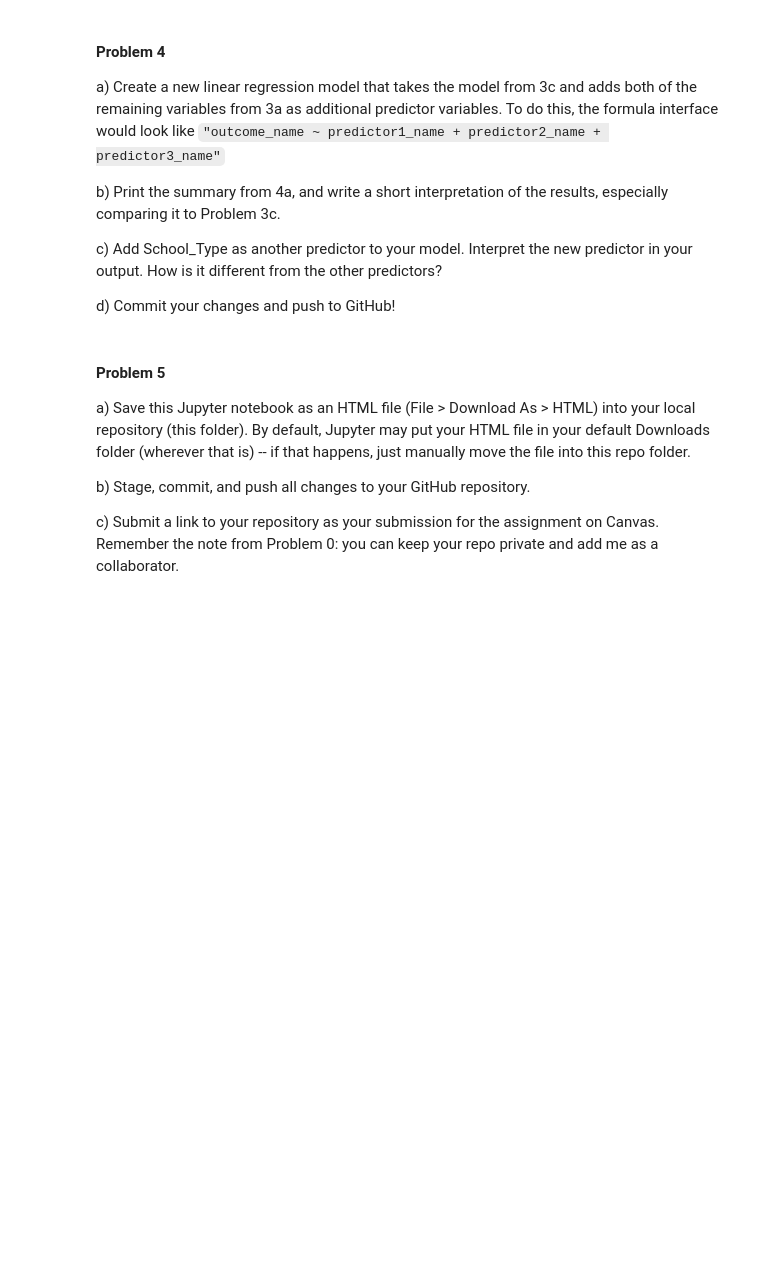
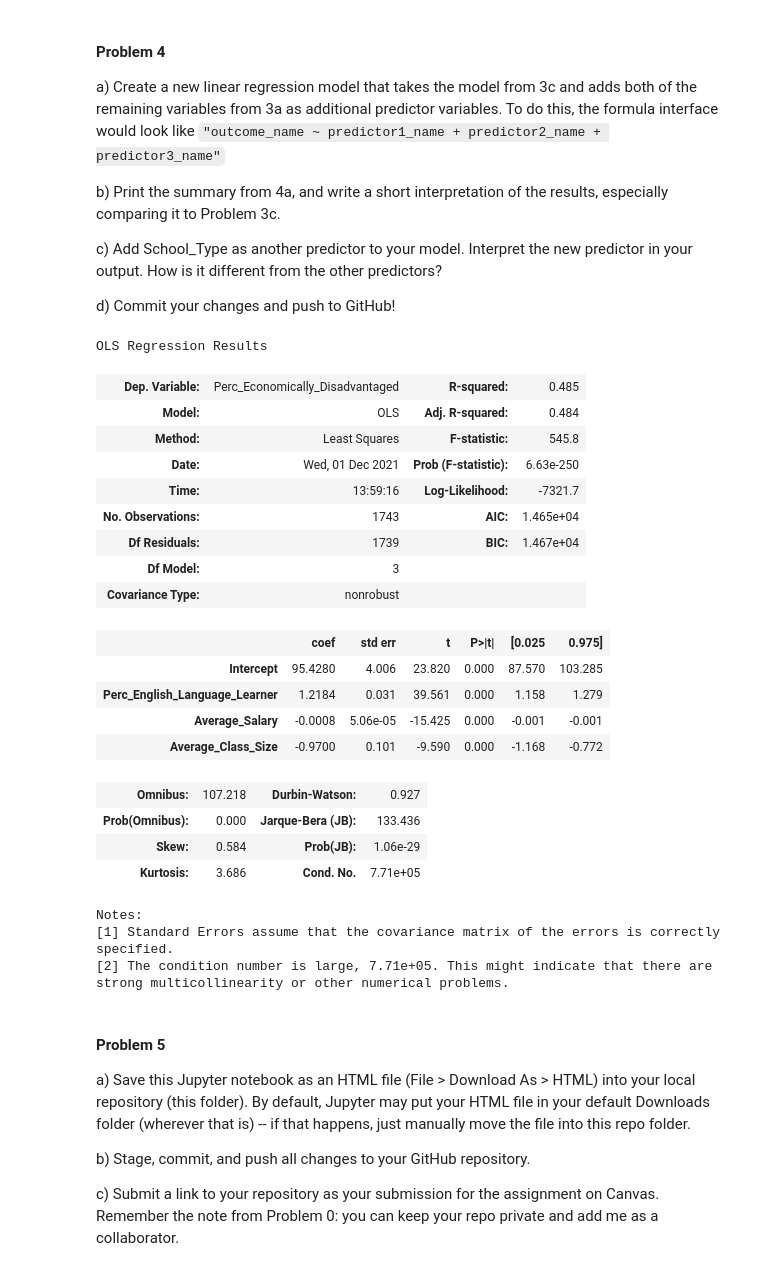
Before and after one commit to HarleyWheeler/f21_pfssr_assignment11, a Jupyter notebook: f21_pfssr_assignment11_notebook_version.ipynb, the cells around one changed output. Saved outputs shown, nothing was run; the diff lists cells and outputs as text; code cells hidden in the pictures; blank space fills up the shorter version.

Commit message:
Problem #4, but Python ain't one
Linear models of increasing complexity to explain the percentage of economically disadvantaged students in the school system.

```diff
--- a/f21_pfssr_assignment11_notebook_version.ipynb
+++ b/f21_pfssr_assignment11_notebook_version.ipynb
@@ -202,3 +200,43 @@ d) Commit your changes and push to GitHub!
+# %%
+# Problem 4 code here (can split into multiple code chunks if you want)
+
+#a
+lm_ALL_PED = smf.ols(formula = "Perc_Economically_Disadvantaged ~ Perc_English_Language_Learner + Average_Salary + Average_Class_Size", data = MASchools).fit()
+
+#b
+lm_ALL_PED.summary()
+
+# Relative to the model summary from 3c, this new model shows increased R-squared, with 48.5% of the variability in percentage
+# of economically disadvantaged students being explained and each of the explanatory variables showing statistically significant eff
+
+#c
+# lm_ALLandType_PED = smf.ols(formula = "Perc_Economically_Disadvantaged ~ Perc_English_Language_Learner + Average_Salary + Average_Class_Size + School_Type", data = MASchools).fit()
+
+# The new predictor, unlike other included variables, is a categorical.
+# %% [output]
+OLS Regression Results
+| Dep. Variable: | Perc_Economically_Disadvantaged | R-squared: | 0.485 |
+| Model: | OLS | Adj. R-squared: | 0.484 |
+| Method: | Least Squares | F-statistic: | 545.8 |
+| Date: | Wed, 01 Dec 2021 | Prob (F-statistic): | 6.63e-250 |
+| Time: | 13:59:16 | Log-Likelihood: | -7321.7 |
+| No. Observations: | 1743 | AIC: | 1.465e+04 |
+| Df Residuals: | 1739 | BIC: | 1.467e+04 |
+| Df Model: | 3 |  |  |
+| Covariance Type: | nonrobust |  |  |
+|  | coef | std err | t | P>|t| | [0.025 | 0.975] |
+| Intercept | 95.4280 | 4.006 | 23.820 | 0.000 | 87.570 | 103.285 |
+| Perc_English_Language_Learner | 1.2184 | 0.031 | 39.561 | 0.000 | 1.158 | 1.279 |
+| Average_Salary | -0.0008 | 5.06e-05 | -15.425 | 0.000 | -0.001 | -0.001 |
+| Average_Class_Size | -0.9700 | 0.101 | -9.590 | 0.000 | -1.168 | -0.772 |
+| Omnibus: | 107.218 | Durbin-Watson: | 0.927 |
+| Prob(Omnibus): | 0.000 | Jarque-Bera (JB): | 133.436 |
+| Skew: | 0.584 | Prob(JB): | 1.06e-29 |
+| Kurtosis: | 3.686 | Cond. No. | 7.71e+05 |
+Notes:
+[1] Standard Errors assume that the covariance matrix of the errors is correctly specified.
+[2] The condition number is large, 7.71e+05. This might indicate that there are
+strong multicollinearity or other numerical problems.
 # %% [markdown]
 #### Problem 5
 
```
Also changed, not shown: parts of 1 cell of this notebook.
